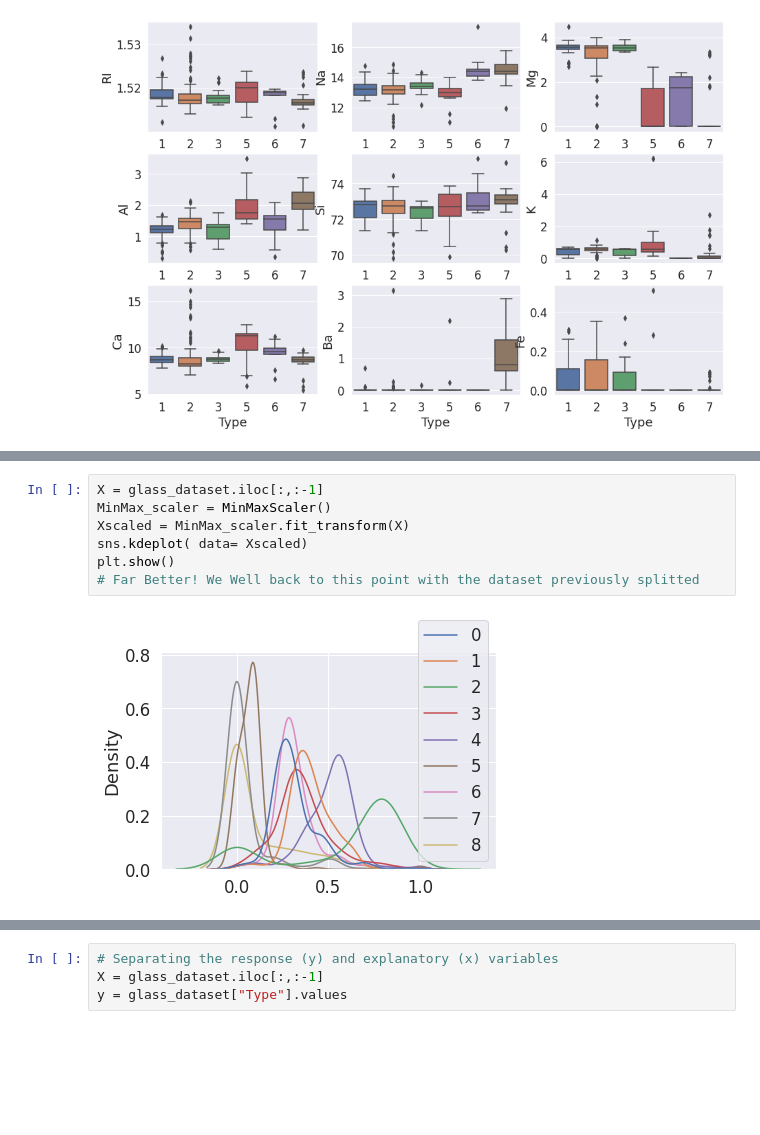
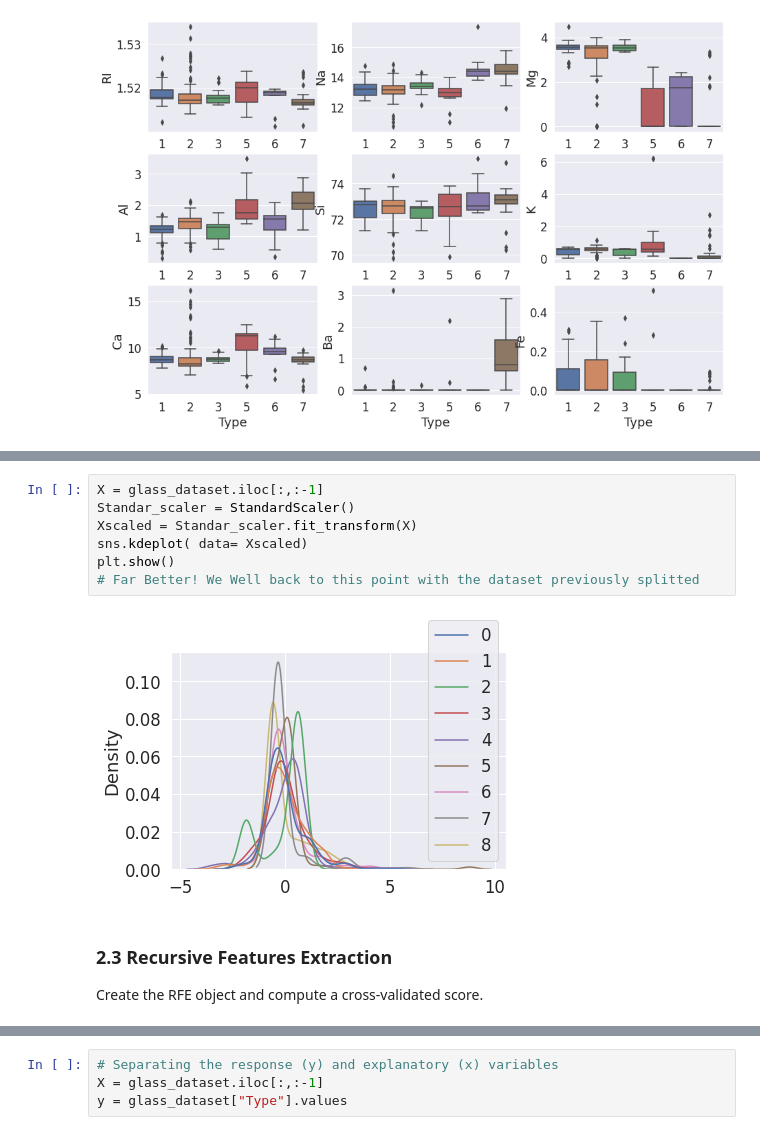
Before and after one commit to AI3Team/Glass_MIA3, a Jupyter notebook: Glass_MIA3.ipynb, the cells around one changed output, grey strips where cells are left out. Cells and saved outputs as stored; diff of their text form; blank space fills up the shorter version.

```diff
--- a/Glass_MIA3.ipynb
+++ b/Glass_MIA3.ipynb
@@ -127,9 +156,13 @@ plt.show()
 # %%
 X = glass_dataset.iloc[:,:-1]
-MinMax_scaler = MinMaxScaler()
-Xscaled = MinMax_scaler.fit_transform(X)
+Standar_scaler = StandardScaler()
+Xscaled = Standar_scaler.fit_transform(X)
 sns.kdeplot( data= Xscaled)
 plt.show()
 # Far Better! We Well back to this point with the dataset previously splitted
 # %% [output]
-[figure, old version]
+[figure, new version]
+# %% [markdown]
+### 2.3 Recursive Features Extraction
+
+Create the RFE object and compute a cross-validated score.
```
Also changed, not shown: parts of 37 cells of this notebook, 1 other file.
